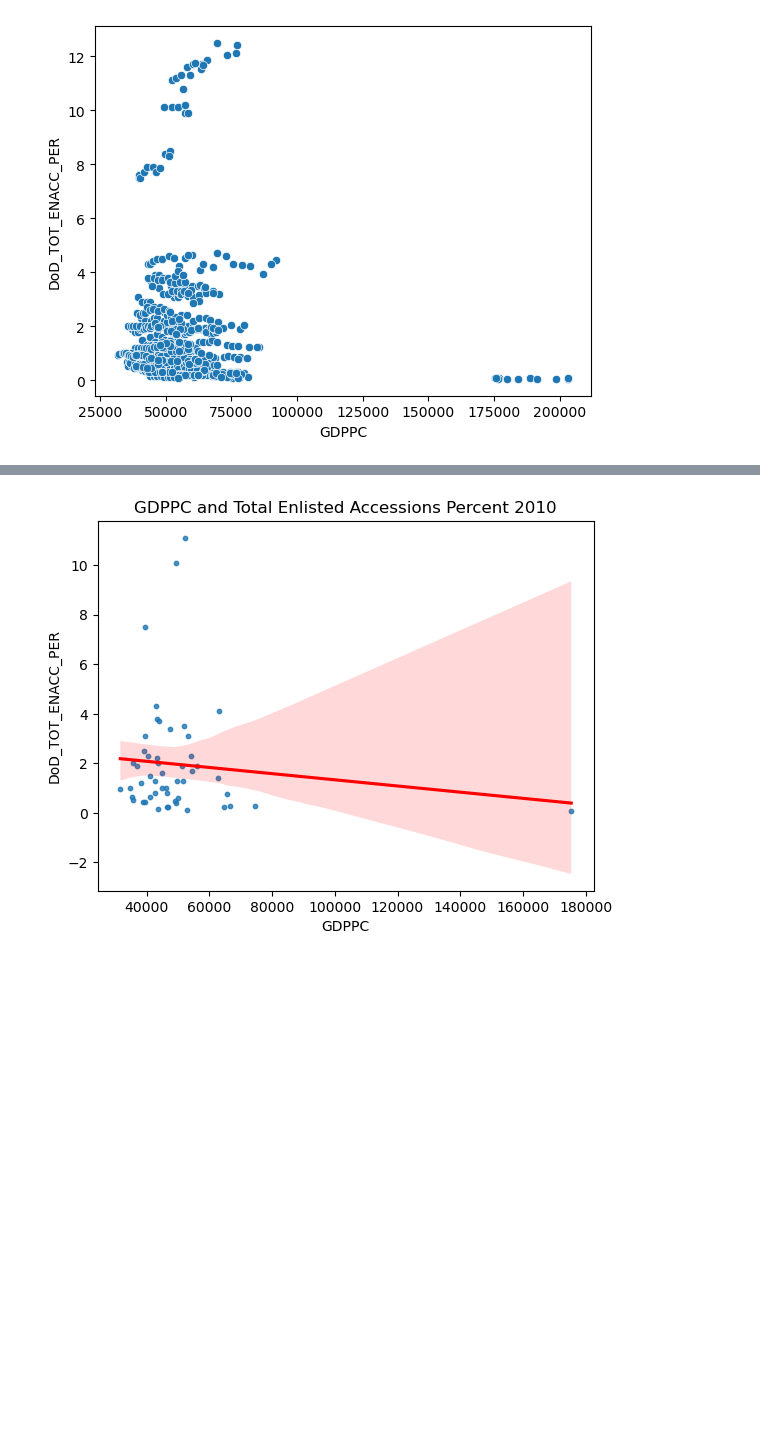
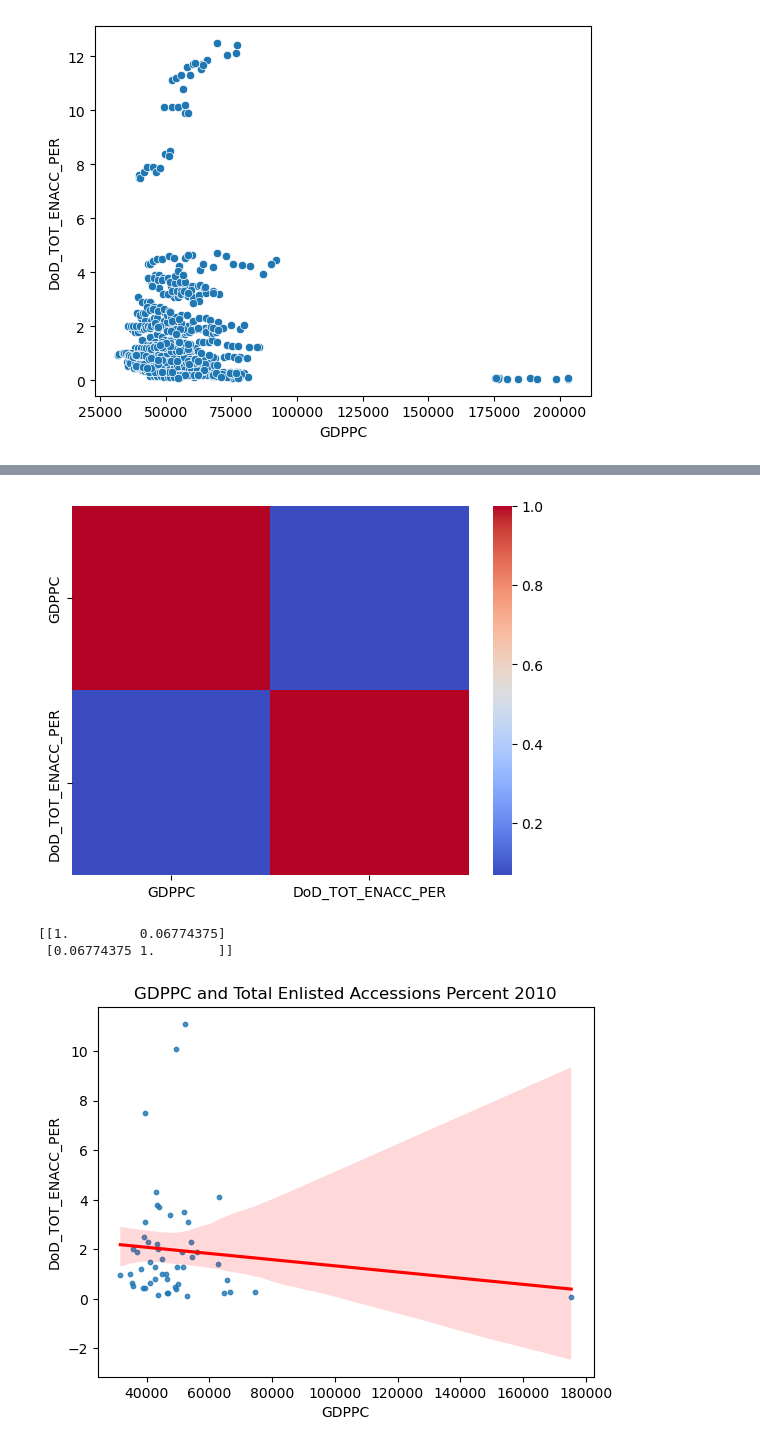
Before and after one commit to lightc4/lightch_capstone1, a Jupyter notebook: notebook/GDPPC.ipynb, the cells around one changed output, grey strips where cells are left out. Drawn from its saved outputs; the diff is of its cells as text; code cells hidden in the pictures; blank space fills up the shorter version.

```diff
--- a/notebook/GDPPC.ipynb
+++ b/notebook/GDPPC.ipynb
@@ -306,3 +335,16 @@ sns.scatterplot(x='GDPPC', y='DoD_TOT_ENACC_PER', data = df);
+# %%
+df_gdppc_enacc = df[['GDPPC', 'DoD_TOT_ENACC_PER']]
+# %%
+dataplot = sns.heatmap(df_gdppc_enacc.corr(numeric_only=True), cmap='coolwarm')
+plt.show()
+# %% [output]
+[figure, added]
+# %%
+matrix = np.corrcoef(x=df_gdppc_enacc['GDPPC'], y=df_gdppc_enacc['DoD_TOT_ENACC_PER'])
+print(matrix)
+# %% [output]
+[[1.         0.06774375]
+ [0.06774375 1.        ]]
 # %%
 sns.regplot(x='GDPPC', y='DoD_TOT_ENACC_PER', data=df_2010, scatter_kws={'s':10}, line_kws={'color':'red'})
 plt.title('GDPPC and Total Enlisted Accessions Percent 2010')
```
Also changed, not shown: parts of 5 cells of this notebook, 2 other files.
